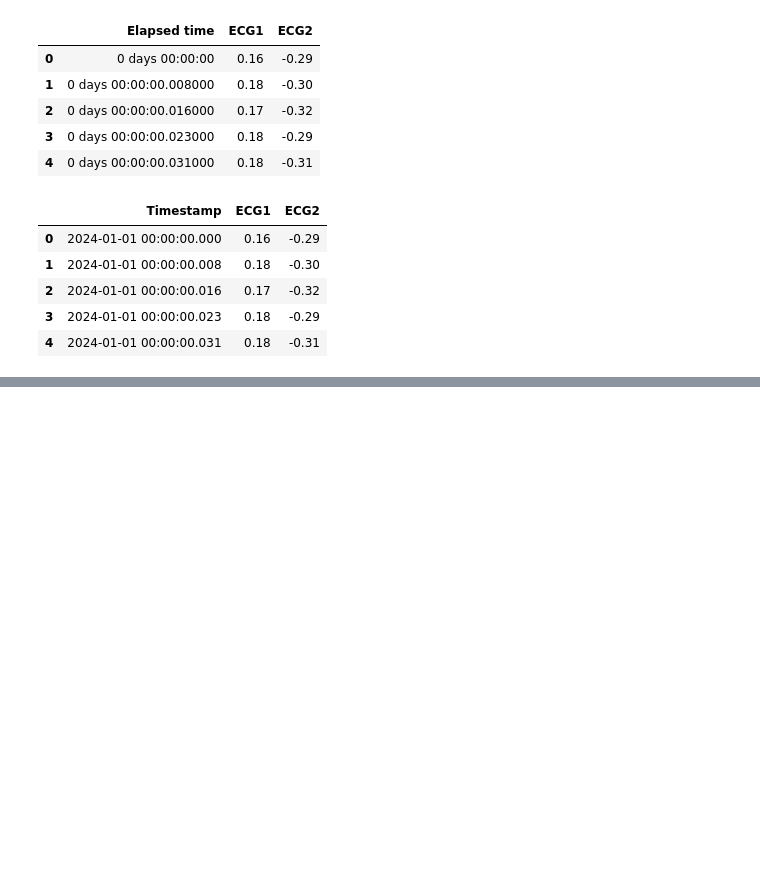
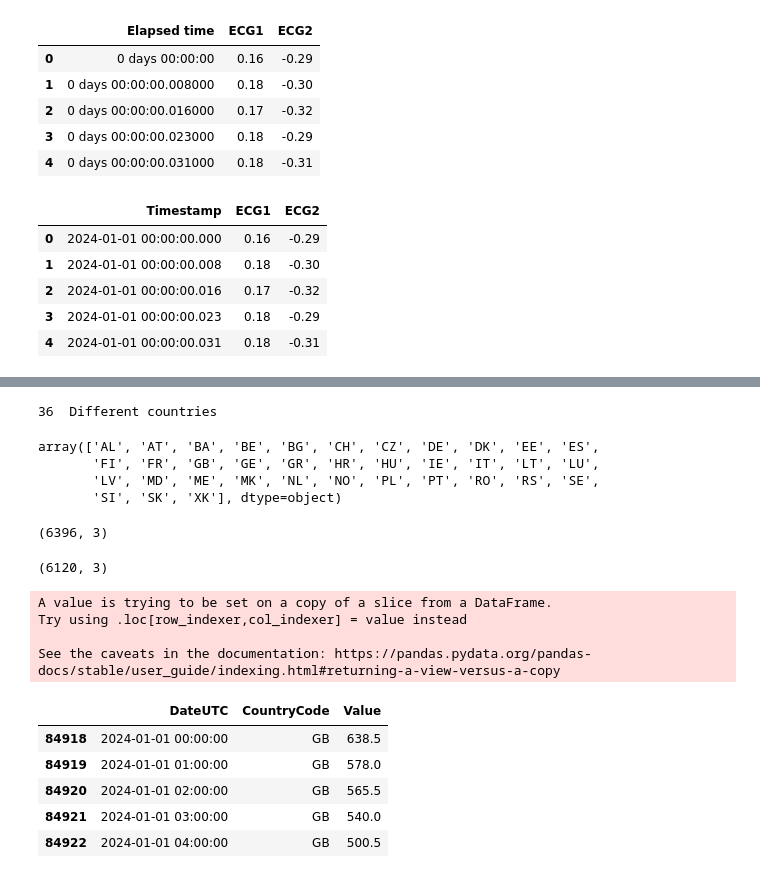
Before and after one commit to samtholathrobin/Dynamic-Time-Series-Ensemble, a Jupyter notebook: intro.ipynb, the cells around one changed output, grey strips where cells are left out. Saved outputs shown, nothing was run; the diff lists cells and outputs as text; code cells hidden in the pictures; blank space fills up the shorter version.

```diff
--- a/intro.ipynb
+++ b/intro.ipynb
@@ -114,0 +188,36 @@ df_cleaned.to_csv('cleaned_ECG.csv',index=False)
+# %%
+print(len(df.CountryCode.unique()),' Different countries')
+df.CountryCode.unique()
+# %% [output]
+36  Different countries
+array(['AL', 'AT', 'BA', 'BE', 'BG', 'CH', 'CZ', 'DE', 'DK', 'EE', 'ES',
+       'FI', 'FR', 'GB', 'GE', 'GR', 'HR', 'HU', 'IE', 'IT', 'LT', 'LU',
+       'LV', 'MD', 'ME', 'MK', 'NL', 'NO', 'PL', 'PT', 'RO', 'RS', 'SE',
+       'SI', 'SK', 'XK'], dtype=object)
+# %%
+df_gb = df[df['CountryCode']=='GB']
+df_gb.shape
+# %% [output]
+(6396, 3)
+# %%
+df_al = df[df['CountryCode']=='AL']
+df_al.shape
+# different countries have different number of readings
+# %% [output]
+(6120, 3)
+# %%
+df_gb["DateUTC"] = pd.to_datetime(df_gb["DateUTC"], format="%d-%m-%Y %H:%M")
+# %% [output]
+A value is trying to be set on a copy of a slice from a DataFrame.
+Try using .loc[row_indexer,col_indexer] = value instead
+
+See the caveats in the documentation: https://pandas.pydata.org/pandas-docs/stable/user_guide/indexing.html#returning-a-view-versus-a-copy
+# %%
+df_gb.head()
+# %% [output]
+|  | DateUTC | CountryCode | Value |
+| 84918 | 2024-01-01 00:00:00 | GB | 638.5 |
+| 84919 | 2024-01-01 01:00:00 | GB | 578.0 |
+| 84920 | 2024-01-01 02:00:00 | GB | 565.5 |
+| 84921 | 2024-01-01 03:00:00 | GB | 540.0 |
+| 84922 | 2024-01-01 04:00:00 | GB | 500.5 |
```
Also changed, not shown: parts of 21 cells of this notebook, 4 other files.
